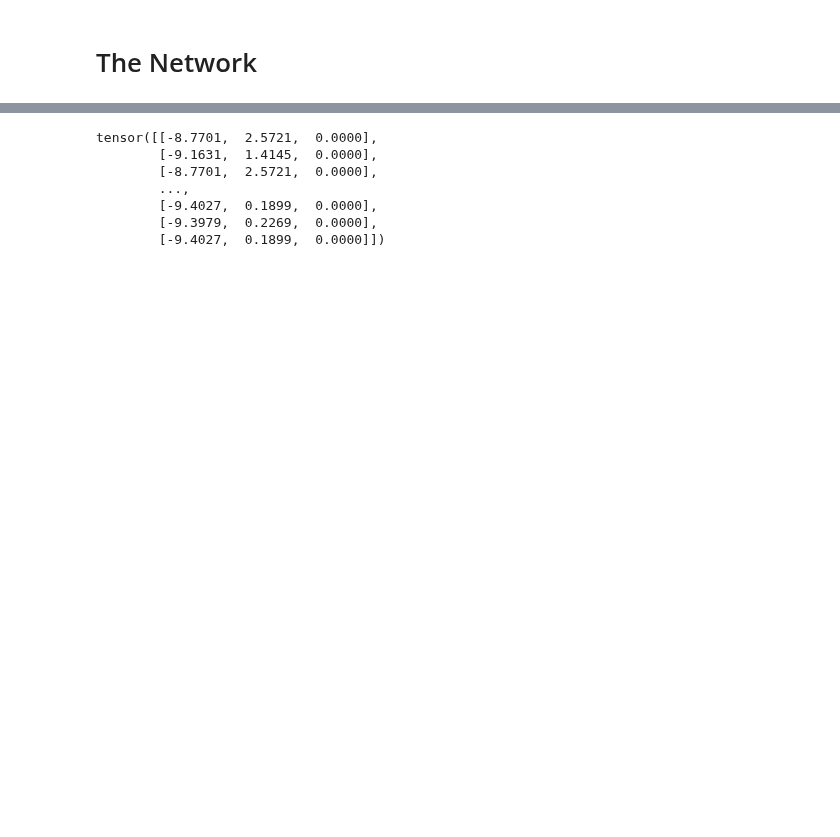
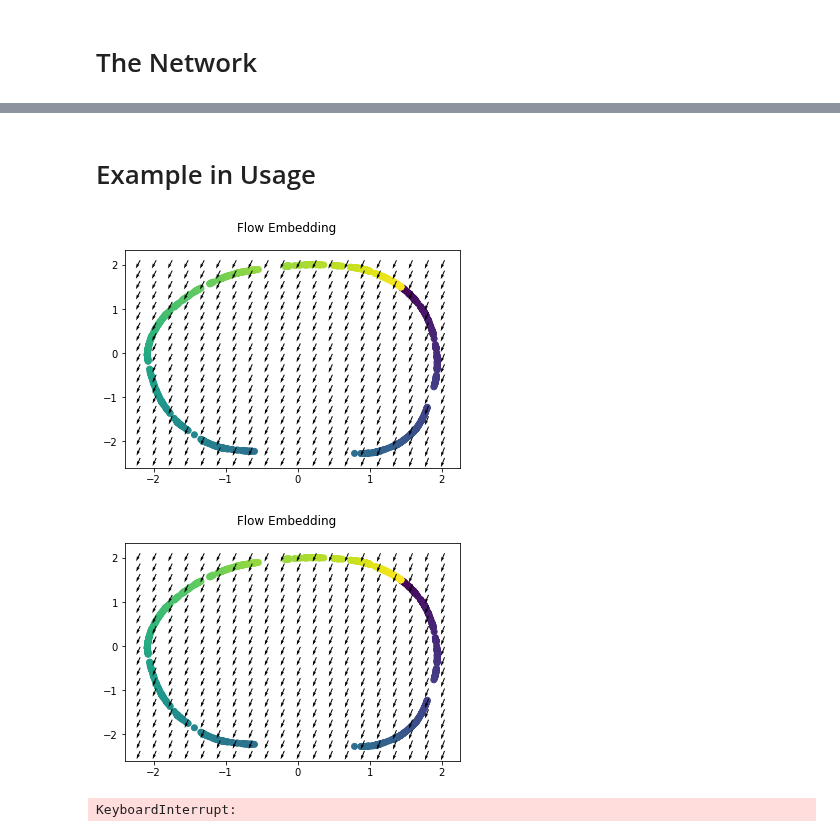
Before and after one commit to professorwug/FRED, a Jupyter notebook: 03d Flow Prediction Embedder.ipynb, the cells around one changed output, grey strips where cells are left out. Drawn from its saved outputs; the diff is of its cells as text; code cells hidden in the pictures; blank space fills up the shorter version.

```diff
--- a/03d Flow Prediction Embedder.ipynb
+++ b/03d Flow Prediction Embedder.ipynb
@@ -139,3 +149,0 @@ class FlowPredictionDataset(Dataset):
-# %%
-from FRED.datasets import directed_spiral
-X, flows, labels = directed_spiral(num_nodes=1000)
@@ -150,3 +149,0 @@ computing diffusion distances
-# %%
-from torch.utils.data import DataLoader
-dataloader = DataLoader(ds, batch_size=512, num_workers=0)
@@ -258,10 +297,26 @@ tensor([[[-8.7701,  2.5721,  0.0000],
 # %%
-dps.flatten(start_dim=0,end_dim=1)
+# dps.flatten(start_dim=0,end_dim=1)
-# %% [output]
-tensor([[-8.7701,  2.5721,  0.0000],
-        [-9.1631,  1.4145,  0.0000],
-        [-8.7701,  2.5721,  0.0000],
-        ...,
-        [-9.4027,  0.1899,  0.0000],
-        [-9.3979,  0.2269,  0.0000],
-        [-9.4027,  0.1899,  0.0000]])
+# %% [markdown]
+# Example in Usage
+# %%
+# initialize model parameters and layers
+from FRED.trainers import save_embedding_visualization, visualize_points, Trainer
+title = "Flow Prediction Loss"
+FPE = FlowPredictionEmbedder(
+    device = device
+).to(device)
+loss_weights = {
+            "flow prediction": 1,
+            # "reconstruction":1,
+        }
+visualization_functions = [
+    save_embedding_visualization,
+    visualize_points
+]
+FREDtrainer = Trainer(FE = FPE, loss_weights=loss_weights, visualization_functions = visualization_functions, device=device, title = title, data_type="Flow Prediction")
+# %%
+FREDtrainer.fit(dataloader, n_epochs = 50)
+# %% [output]
+[figure, added]
+[figure, added]
+KeyboardInterrupt:
```
Also changed, not shown: parts of 17 cells of this notebook, 17 other files.
